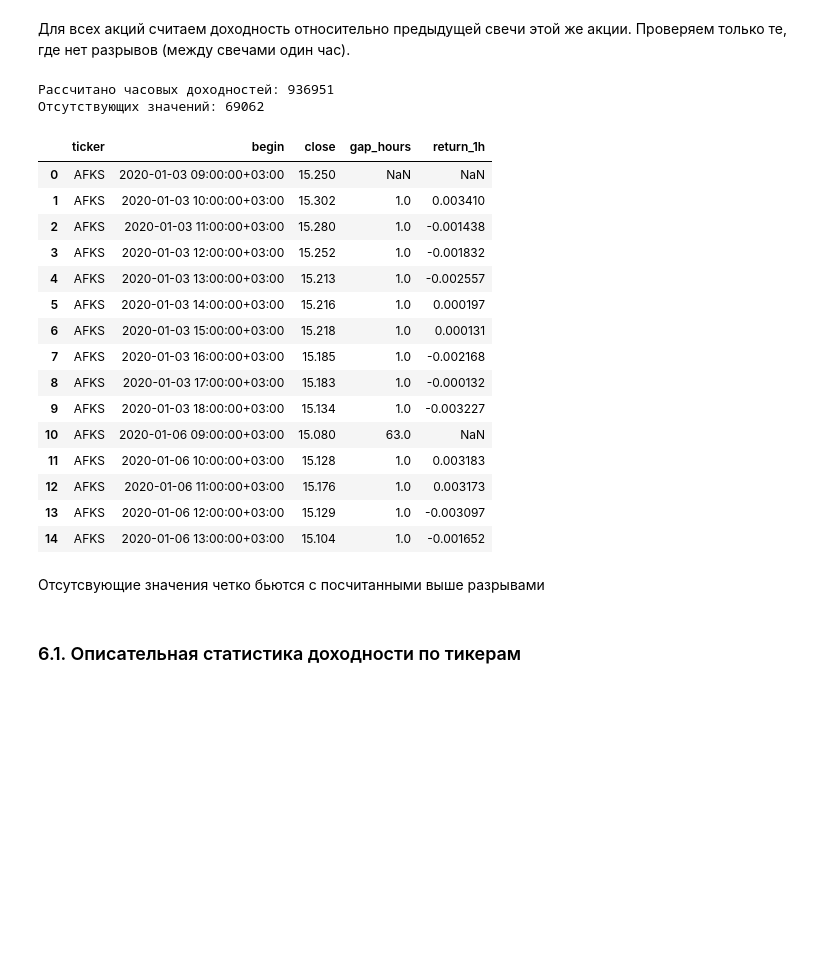
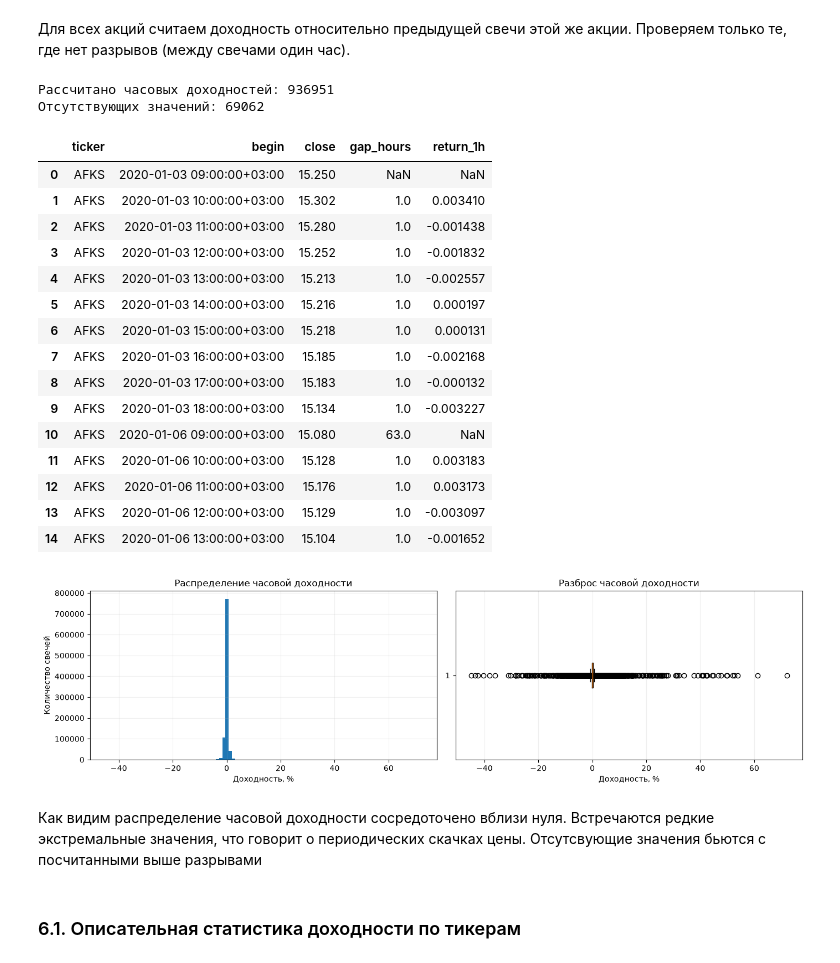
Before and after one commit to alshev-pavel/market-event-analytics, a Jupyter notebook: 02_stocks_eda.ipynb, the cells around one changed output. Saved outputs shown, nothing was run; the diff lists cells and outputs as text; code cells hidden in the pictures; blank space fills up the shorter version.

```diff
--- a/02_stocks_eda.ipynb
+++ b/02_stocks_eda.ipynb
@@ -768,35 +791,55 @@ stocks_eda["return_1h"] = stocks_eda["return_1h"].where(
     stocks_eda["gap_hours"] == 1
 )
 
 print("Рассчитано часовых доходностей:", stocks_eda["return_1h"].count())
 print("Отсутствующих значений:", stocks_eda["return_1h"].isna().sum())
 
 display(
     stocks_eda[
         ["ticker", "begin", "close", "gap_hours", "return_1h"]
     ].head(15)
 )
+
+returns = stocks_eda["return_1h"].dropna() * 100
+
+fig, axes = plt.subplots(1, 2, figsize=(14, 4))
+
+axes[0].hist(returns, bins=100)
+axes[0].set_title("Распределение часовой доходности")
+axes[0].set_xlabel("Доходность, %")
+axes[0].set_ylabel("Количество свечей")
+axes[0].grid(alpha=0.2)
+
+axes[1].boxplot(returns, vert=False)
+axes[1].set_title("Разброс часовой доходности")
+axes[1].set_xlabel("Доходность, %")
+axes[1].grid(axis="x", alpha=0.2)
+
+plt.tight_layout()
+plt.show()
 # %% [output]
 Рассчитано часовых доходностей: 936951
 Отсутствующих значений: 69062
 |  | ticker | begin | close | gap_hours | return_1h |
 | 0 | AFKS | 2020-01-03 09:00:00+03:00 | 15.250 | NaN | NaN |
 | 1 | AFKS | 2020-01-03 10:00:00+03:00 | 15.302 | 1.0 | 0.003410 |
 | 2 | AFKS | 2020-01-03 11:00:00+03:00 | 15.280 | 1.0 | -0.001438 |
 | 3 | AFKS | 2020-01-03 12:00:00+03:00 | 15.252 | 1.0 | -0.001832 |
 | 4 | AFKS | 2020-01-03 13:00:00+03:00 | 15.213 | 1.0 | -0.002557 |
 | 5 | AFKS | 2020-01-03 14:00:00+03:00 | 15.216 | 1.0 | 0.000197 |
 | 6 | AFKS | 2020-01-03 15:00:00+03:00 | 15.218 | 1.0 | 0.000131 |
 | 7 | AFKS | 2020-01-03 16:00:00+03:00 | 15.185 | 1.0 | -0.002168 |
 | 8 | AFKS | 2020-01-03 17:00:00+03:00 | 15.183 | 1.0 | -0.000132 |
 | 9 | AFKS | 2020-01-03 18:00:00+03:00 | 15.134 | 1.0 | -0.003227 |
 | 10 | AFKS | 2020-01-06 09:00:00+03:00 | 15.080 | 63.0 | NaN |
 | 11 | AFKS | 2020-01-06 10:00:00+03:00 | 15.128 | 1.0 | 0.003183 |
 | 12 | AFKS | 2020-01-06 11:00:00+03:00 | 15.176 | 1.0 | 0.003173 |
 | 13 | AFKS | 2020-01-06 12:00:00+03:00 | 15.129 | 1.0 | -0.003097 |
 | 14 | AFKS | 2020-01-06 13:00:00+03:00 | 15.104 | 1.0 | -0.001652 |
+[figure, added]
 # %% [markdown]
-Отсутсвующие значения четко бьются с посчитанными выше разрывами
+Как видим распределение часовой доходности сосредоточено вблизи нуля. Встречаются редкие экстремальные значения, что говорит о периодических скачках цены.
+Отсутсвующие значения бьются с посчитанными выше разрывами
 # %% [markdown]
 ### 6.1. Описательная статистика доходности по тикерам
 # %% [markdown]
```
Also changed, not shown: parts of 6 cells of this notebook, 3 other files.
